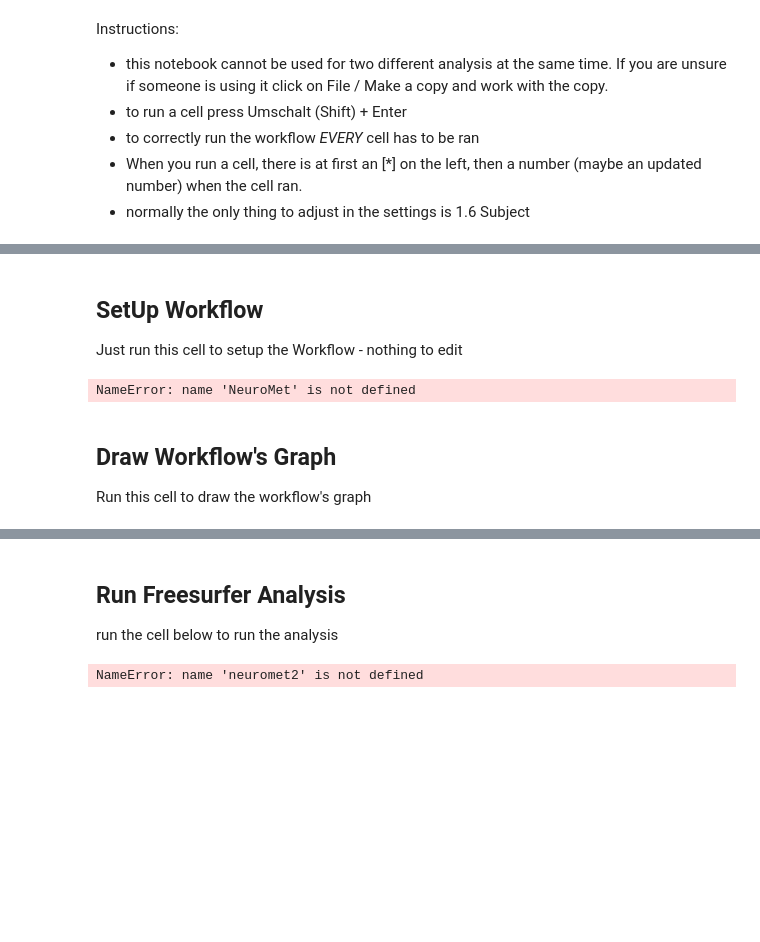
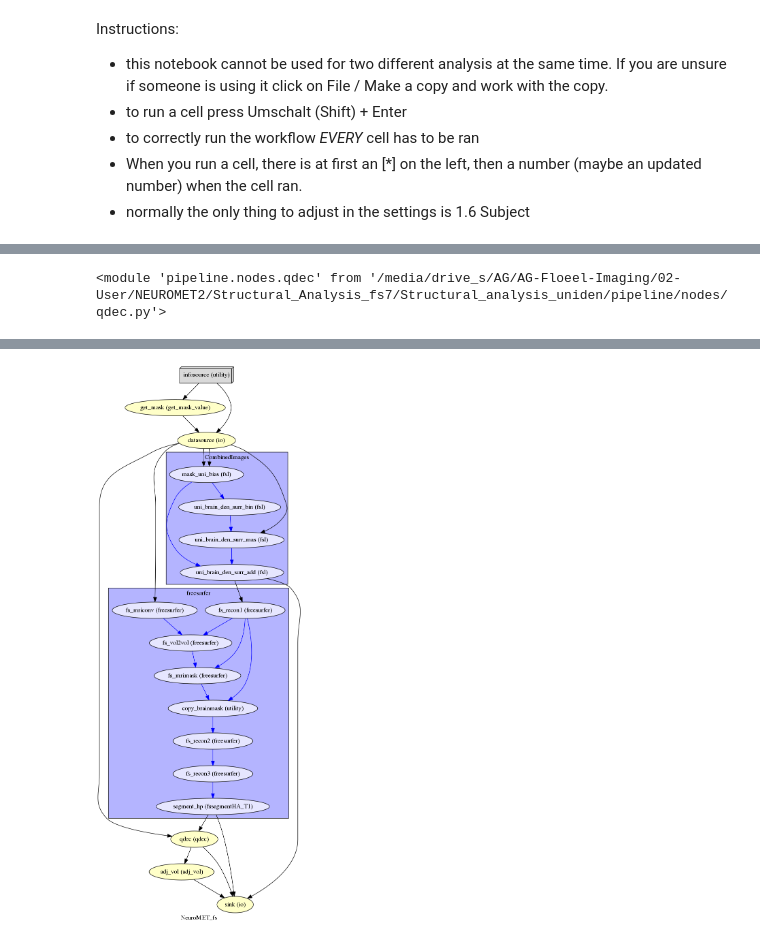
Before and after one commit to HippieAtrophy/NeuroMet2_structural_analysis, a Jupyter notebook: NeuroMET2_FreeSurfer7.ipynb, the cells around one changed output, grey strips where cells are left out. Saved outputs shown, nothing was run; the diff lists cells and outputs as text; code cells hidden in the pictures; blank space fills up the shorter version.

```diff
--- a/NeuroMET2_FreeSurfer7.ipynb
+++ b/NeuroMET2_FreeSurfer7.ipynb
@@ -28,13 +20,11 @@ Connection to server could not be made
 ## Paths
 raw_data_dir = '/media/drive_s/AG/AG-Floeel-Imaging/00-Rohdaten/02_niftis/NeuroMET2_LauraGöschel/2_Messkohorte'
 base_dir = '/media/drive_s/AG/AG-Floeel-Imaging/02-User/NEUROMET2'
-temp_dir = '/home/WorkFlowTemp/NeuroMet2_fs7'
+temp_dir = '/home/WorkFlowTemp/NeuroMet2_fs7_quant'
 
 #Working directory
-w_dir = os.path.join(base_dir, 'Structural_Analysis_fs7')
+w_dir = os.path.join(base_dir, 'Structural_Analysis_fs7_quant')
 
-#qdec
-qdec_subfolder = ''
 
 #cores
 cores = 6
@@ -88,0 +39,2 @@ len(subject_list)
+# %%
+subject_list = ['2008T1']
@@ -165,18 +66,23 @@ NameError: name 'subject_list' is not defined
 
 # only some subjects? Then edit here:
 #subject_list = ['2004']
-# %% [markdown]
-## SetUp Workflow
-Just run this cell to setup the Workflow - nothing to edit
+# %%
+import importlib
+from pipeline import NeuroMet2_dev_fs7
+importlib.reload(NeuroMet2_dev_fs7)
+from pipeline.nodes import qdec
+importlib.reload(qdec)
+# %% [output]
+<module 'pipeline.nodes.qdec' from '/media/drive_s/AG/AG-Floeel-Imaging/02-User/NEUROMET2/Structural_Analysis_fs7/Structural_analysis_uniden/pipeline/nodes/qdec.py'>
 # %%
-neuromet_creator = NeuroMet(subject_list, temp_dir, w_dir, omp_nthreads, raw_data_dir, overwrite, qdec_subjects, qdec_subfolder)
-neuromet2 = neuromet_creator.make_neuromet2_workflow()
+neuromet_creator = NeuroMet2_dev_fs7.NeuroMet(subject_list,
+                                              temp_dir,
+                                              w_dir,
+                                              omp_nthreads,
+                                              raw_data_dir,
+                                              overwrite)
+neuromet_fs = neuromet_creator.make_neuromet_fs_workflow()
-# %% [output]
-NameError: name 'NeuroMet' is not defined
-# %% [markdown]
-## Draw Workflow's Graph
-Run this cell to draw the workflow's graph
 # %%
-neuromet2.write_graph(graph2use = 'colored', dotfilename = './neuromet_2')
-Image(filename='neuromet_2.png')
+neuromet_fs.write_graph(graph2use = 'colored', dotfilename = './imgs/neuromet_fs')
+Image(filename='./imgs/neuromet_fs.png')
 # %% [output]
@@ -184,3 +91 @@ NameError: name 'neuromet2' is not defined
+[figure, added]
-# %% [markdown]
-## Run Freesurfer Analysis
-run the cell below to run the analysis
@@ -187,5 +94,3 @@ run the cell below to run the analysis
 # %%
 %%time
 neuromet2.run('MultiProc', plugin_args={'n_procs': cores})
-# %% [output]
-NameError: name 'neuromet2' is not defined
```
Also changed, not shown: parts of 40 cells of this notebook, 3 other files.
